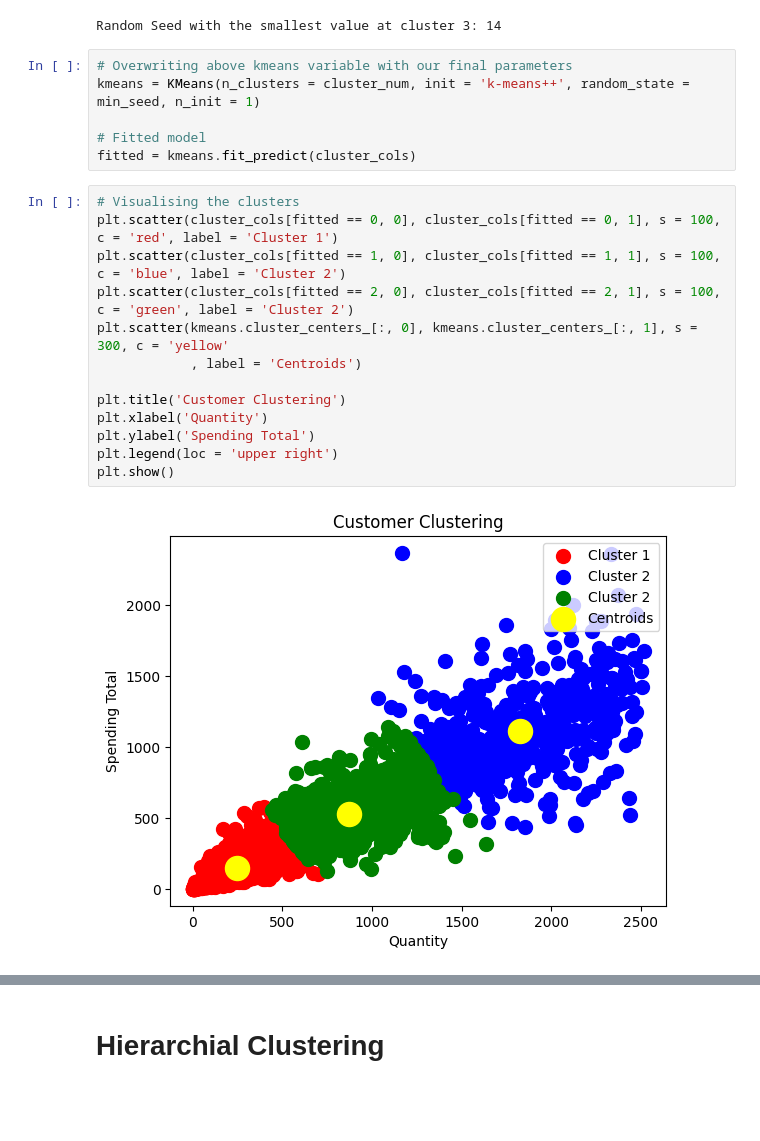
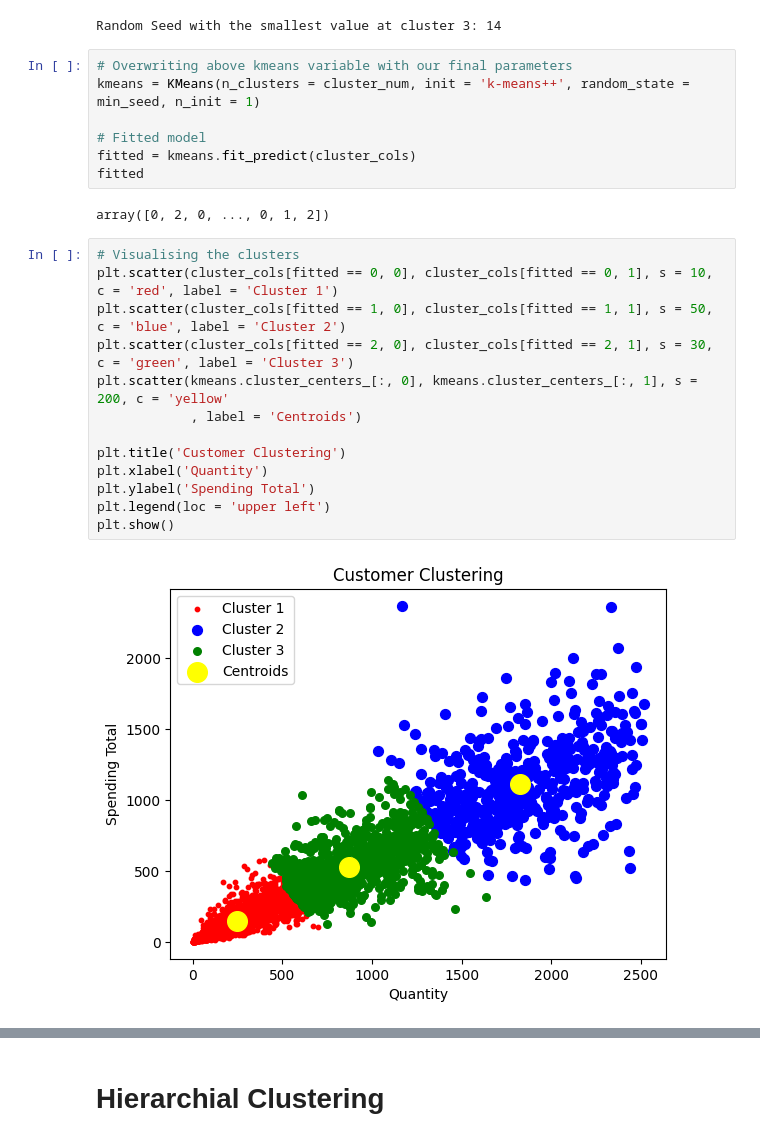
Before and after one commit to Supermjork/K-Kustomer-Klusters, a Jupyter notebook: notebook/cashier.ipynb, the cells around one changed output, grey strips where cells are left out. Saved outputs shown, nothing was run; the diff lists cells and outputs as text; blank space fills up the shorter version.

```diff
--- a/notebook/cashier.ipynb
+++ b/notebook/cashier.ipynb
@@ -399,18 +399,21 @@ kmeans = KMeans(n_clusters = cluster_num, init = 'k-means++', random_state = min
 
 # Fitted model
 fitted = kmeans.fit_predict(cluster_cols)
+fitted
+# %% [output]
+array([0, 2, 0, ..., 0, 1, 2])
 # %%
 # Visualising the clusters
-plt.scatter(cluster_cols[fitted == 0, 0], cluster_cols[fitted == 0, 1], s = 100, c = 'red', label = 'Cluster 1')
-plt.scatter(cluster_cols[fitted == 1, 0], cluster_cols[fitted == 1, 1], s = 100, c = 'blue', label = 'Cluster 2')
-plt.scatter(cluster_cols[fitted == 2, 0], cluster_cols[fitted == 2, 1], s = 100, c = 'green', label = 'Cluster 2')
-plt.scatter(kmeans.cluster_centers_[:, 0], kmeans.cluster_centers_[:, 1], s = 300, c = 'yellow'
+plt.scatter(cluster_cols[fitted == 0, 0], cluster_cols[fitted == 0, 1], s = 10, c = 'red', label = 'Cluster 1')
+plt.scatter(cluster_cols[fitted == 1, 0], cluster_cols[fitted == 1, 1], s = 50, c = 'blue', label = 'Cluster 2')
+plt.scatter(cluster_cols[fitted == 2, 0], cluster_cols[fitted == 2, 1], s = 30, c = 'green', label = 'Cluster 3')
+plt.scatter(kmeans.cluster_centers_[:, 0], kmeans.cluster_centers_[:, 1], s = 200, c = 'yellow'
             , label = 'Centroids')
 
 plt.title('Customer Clustering')
 plt.xlabel('Quantity')
 plt.ylabel('Spending Total')
-plt.legend(loc = 'upper right')
+plt.legend(loc = 'upper left')
 plt.show()
 # %% [output]
-[figure, old version]
+[figure, new version]
```
Also changed, not shown: parts of 6 cells of this notebook.
